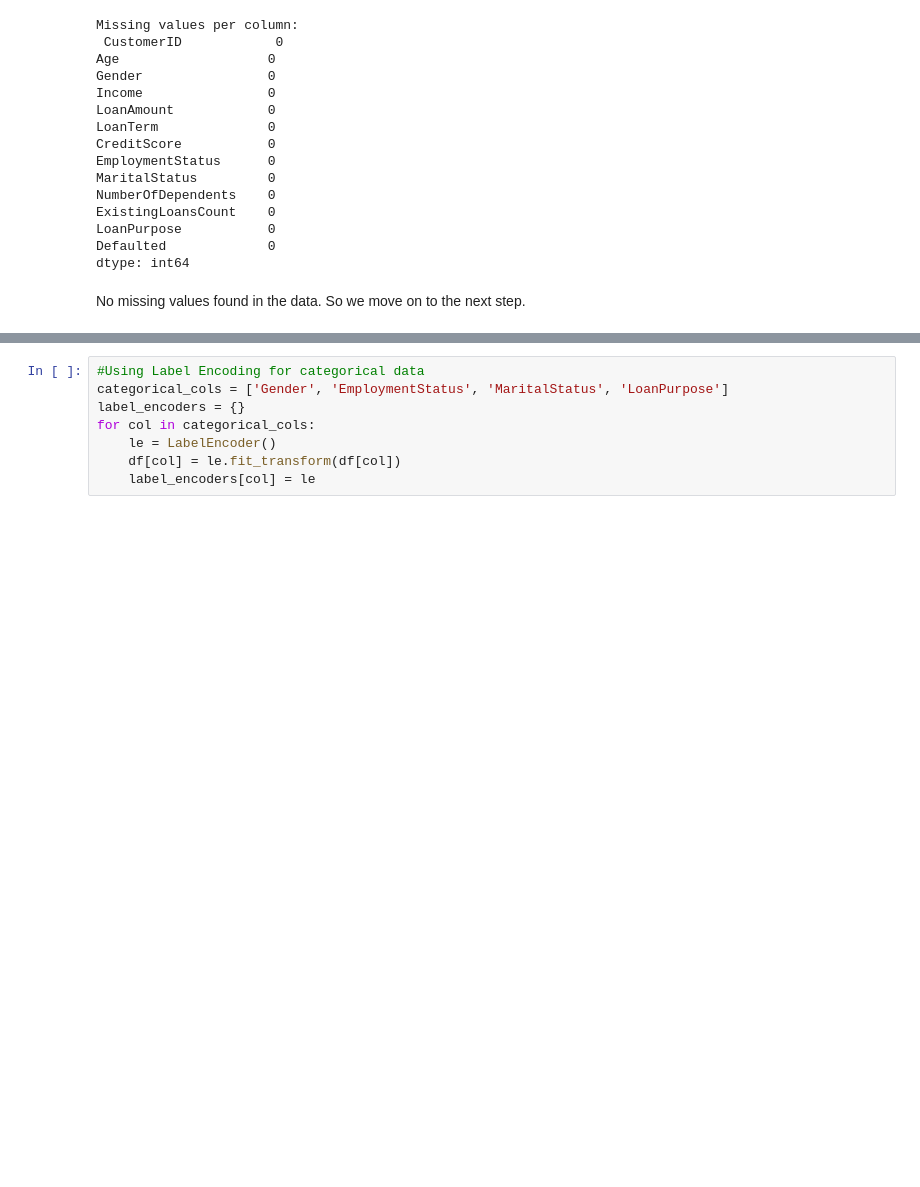
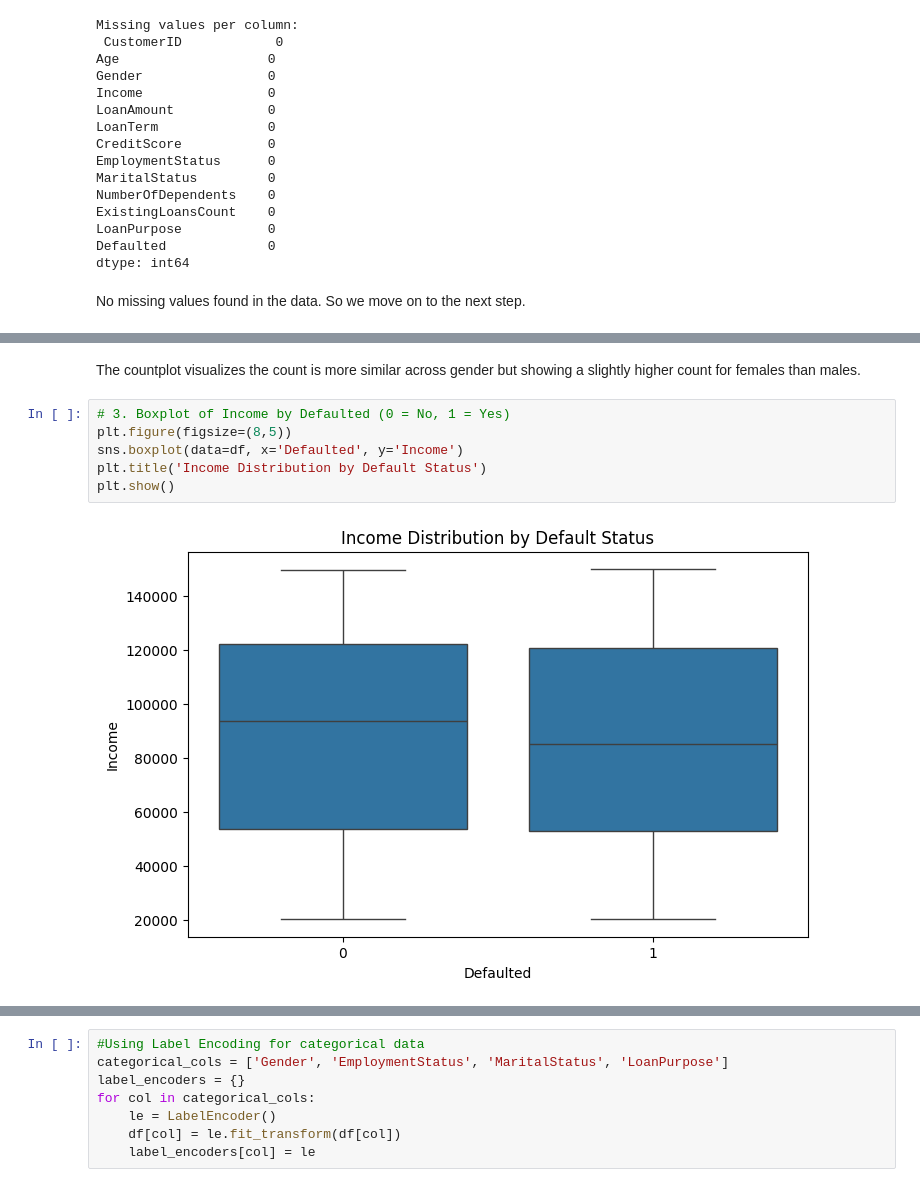
Before and after one commit to deepa-subbiah/ML-Project-Credit-Analysis-, a Jupyter notebook: ML_model_credit_analysis.ipynb, the cells around one changed output, grey strips where cells are left out. Saved outputs shown, nothing was run; the diff lists cells and outputs as text; blank space fills up the shorter version.

```diff
--- a/ML_model_credit_analysis.ipynb
+++ b/ML_model_credit_analysis.ipynb
@@ -38,0 +69,10 @@ No missing values found in the data. So we move on to the next step.
+# %% [markdown]
+The countplot visualizes the count is more similar across gender but showing a slightly higher count for females than males.
+# %%
+# 3. Boxplot of Income by Defaulted (0 = No, 1 = Yes)
+plt.figure(figsize=(8,5))
+sns.boxplot(data=df, x='Defaulted', y='Income')
+plt.title('Income Distribution by Default Status')
+plt.show()
+# %% [output]
+[figure, added]
```
Also changed, not shown: parts of 27 cells of this notebook, 1 other file.
